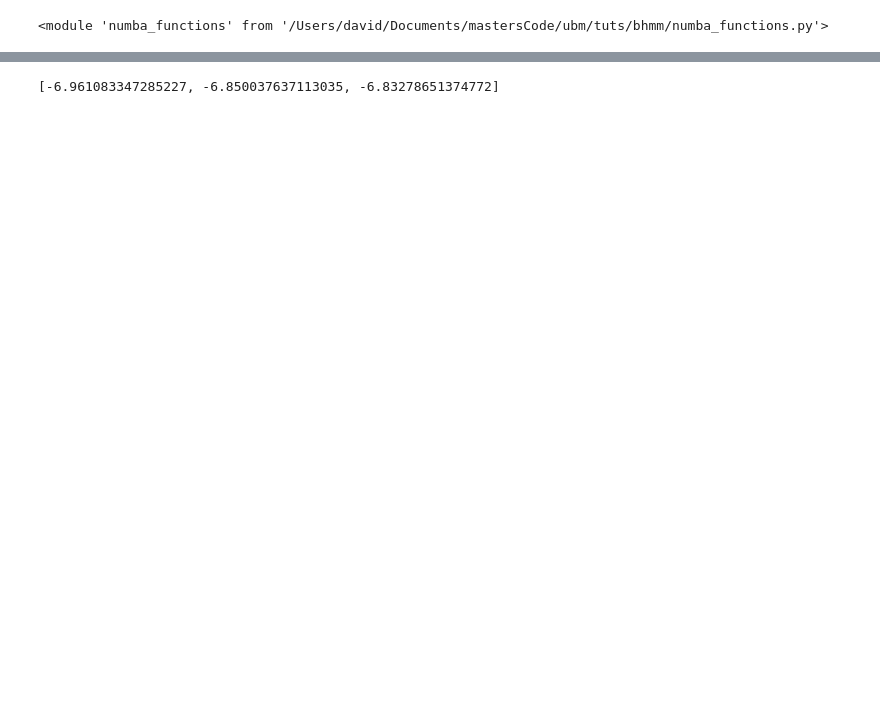
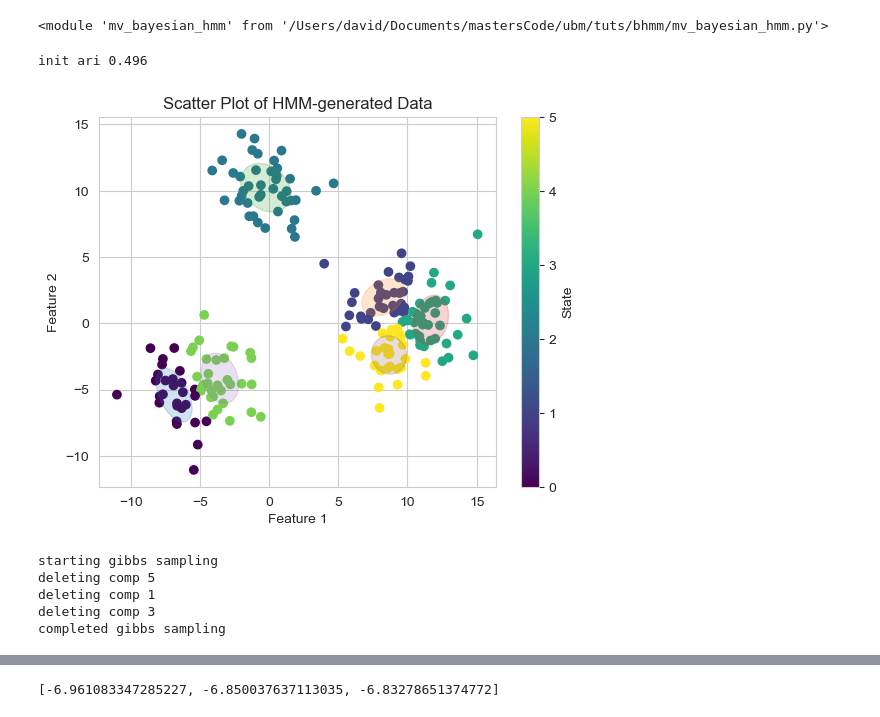
Before and after one commit to Davidjames9610/ubm, a Jupyter notebook: tuts/bhmm/mv_bayesian_hmm.ipynb, the cells around one changed output, grey strips where cells are left out. Saved outputs shown, nothing was run; the diff lists cells and outputs as text; code cells hidden in the pictures; blank space fills up the shorter version.

Commit message:
hmm_gibbs delete components working

```diff
--- a/tuts/bhmm/mv_bayesian_hmm.ipynb
+++ b/tuts/bhmm/mv_bayesian_hmm.ipynb
@@ -23,8 +23,23 @@ import plot_hmm
 from importlib import reload
 import numba_functions
 reload(numba_functions)
+import mv_bayesian_hmm
+reload(mv_bayesian_hmm)
 # %% [output]
-<module 'numba_functions' from '/Users/david/Documents/mastersCode/ubm/tuts/bhmm/numba_functions.py'>
+<module 'mv_bayesian_hmm' from '/Users/david/Documents/mastersCode/ubm/tuts/bhmm/mv_bayesian_hmm.py'>
+# %%
+new_hmm = mv_bayesian_hmm.BayesianHMM(loaded_data, loaded_ss, 6, iterations=50)
+# %% [output]
+init ari 0.496
+[figure, added]
+# %%
+new_hmm.fit()
+# %% [output]
+starting gibbs sampling
+deleting comp 5
+deleting comp 1
+deleting comp 3
+completed gibbs sampling
 # %%
 
 # init things
```
Also changed, not shown: parts of 5 cells of this notebook, 2 other files.
